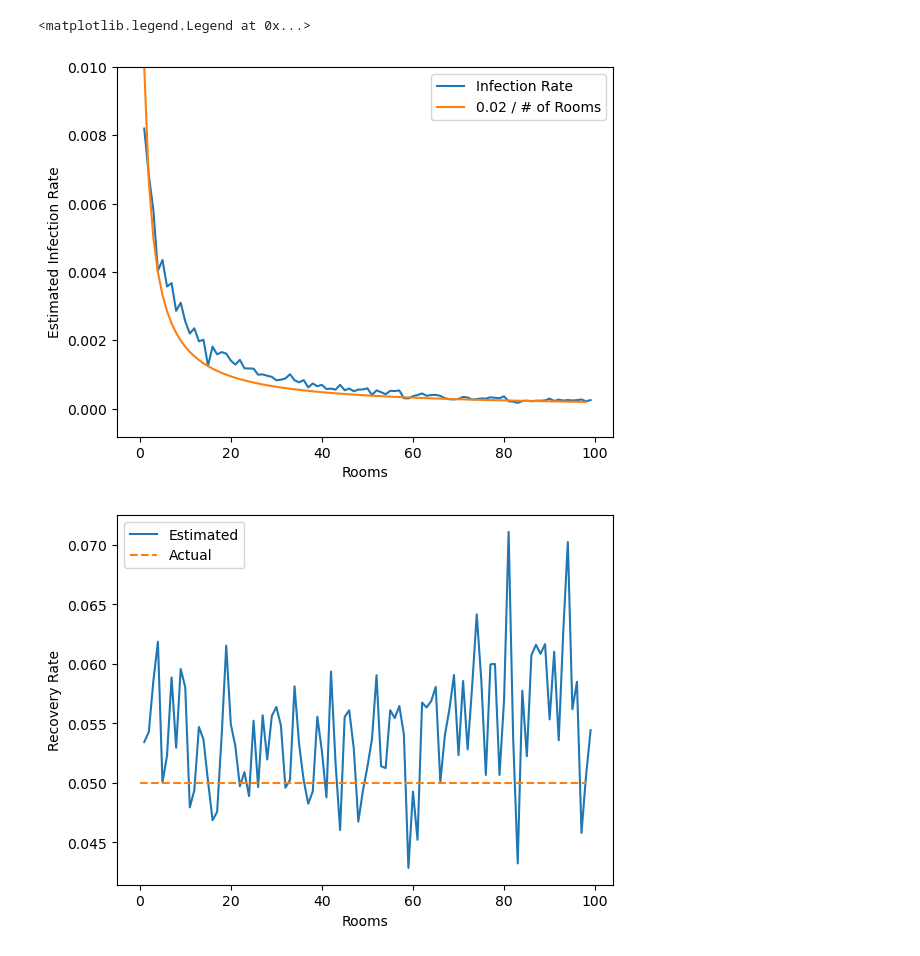
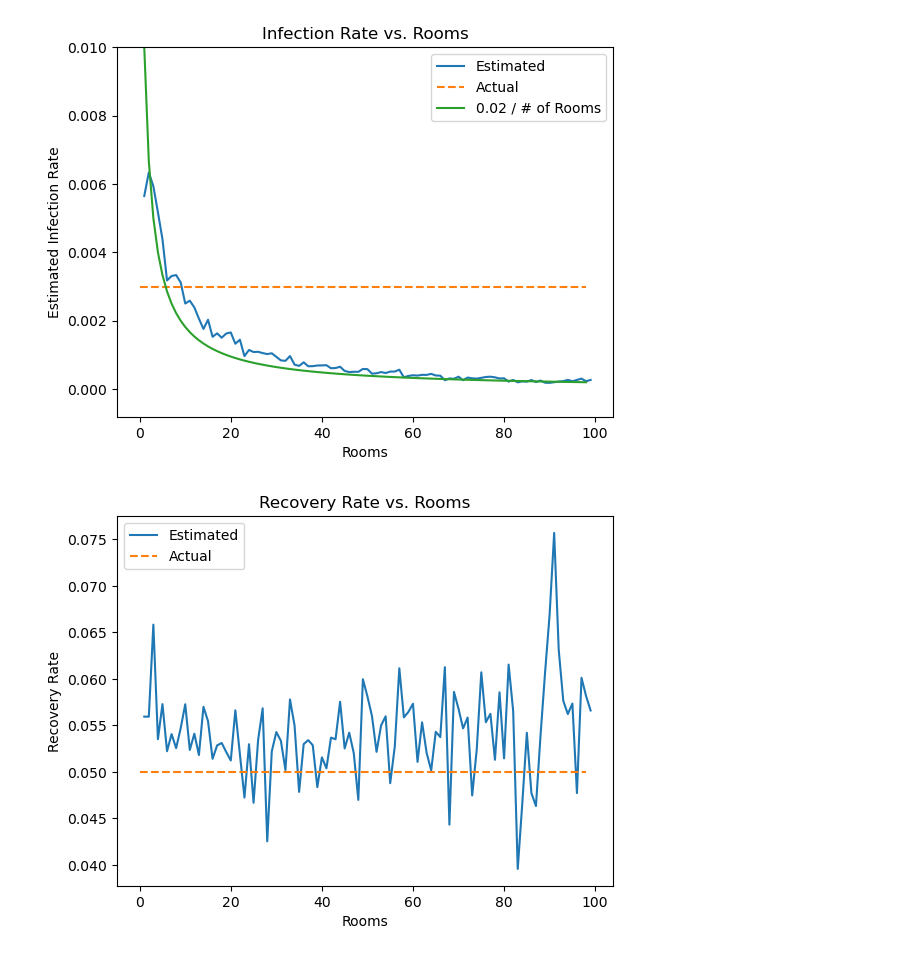
Before and after one commit to khazixi/456-Final-Project, a Jupyter notebook: project.ipynb, the cells around one changed output. Cells and saved outputs as stored; diff of their text form; code cells hidden in the pictures.

```diff
--- a/project.ipynb
+++ b/project.ipynb
@@ -162,19 +158,32 @@ recovery_rates = [result[1] for result in results]
+# %%
+def estimate_rates(num_locs, num_people, num_days, infected_proportion):
+    counts = run_simulation(num_locs, num_people, num_days, infected_proportion)
+    infection_rate, recovery_rate = fit_params(counts)
+    return infection_rate, recovery_rate
+
+results = [estimate_rates(num_locs, 400, 40, 1/20) for num_locs in range(1, 100)]
+infection_rates = [result[0] for result in results]
+recovery_rates = [result[1] for result in results]
 # %%
 fig, ax = plt.subplots()
 ax.set_xlabel("Rooms")
 ax.set_ylabel("Estimated Infection Rate")
 ax.plot(range(1, 100), infection_rates)
+ax.plot([0.003 for _ in range(len(results))], linestyle="dashed")
 ax.plot([0.02 / i for i in range(1, 100)])
 ax.set_ylim(top=0.01)
-ax.legend(["Infection Rate", "0.02 / # of Rooms"])
+ax.legend(["Estimated", "Actual", "0.02 / # of Rooms"])
+ax.set_title("Infection Rate vs. Rooms")
+fig.savefig("infection-rate.png")
 
 fig, ax = plt.subplots()
 ax.set_xlabel("Rooms")
 ax.set_ylabel("Recovery Rate")
 ax.plot(range(1, 100), recovery_rates)
 ax.plot([0.05 for _ in range(len(results))], linestyle="dashed")
 ax.legend(["Estimated", "Actual"])
+ax.set_title("Recovery Rate vs. Rooms")
+fig.savefig("recovery-rate.png")
 # %% [output]
-<matplotlib.legend.Legend at 0x...>
-[figure, old version]
+[figure, new version]
-[figure, old version]
+[figure, new version]
```
Also changed, not shown: parts of 1 cell of this notebook.
